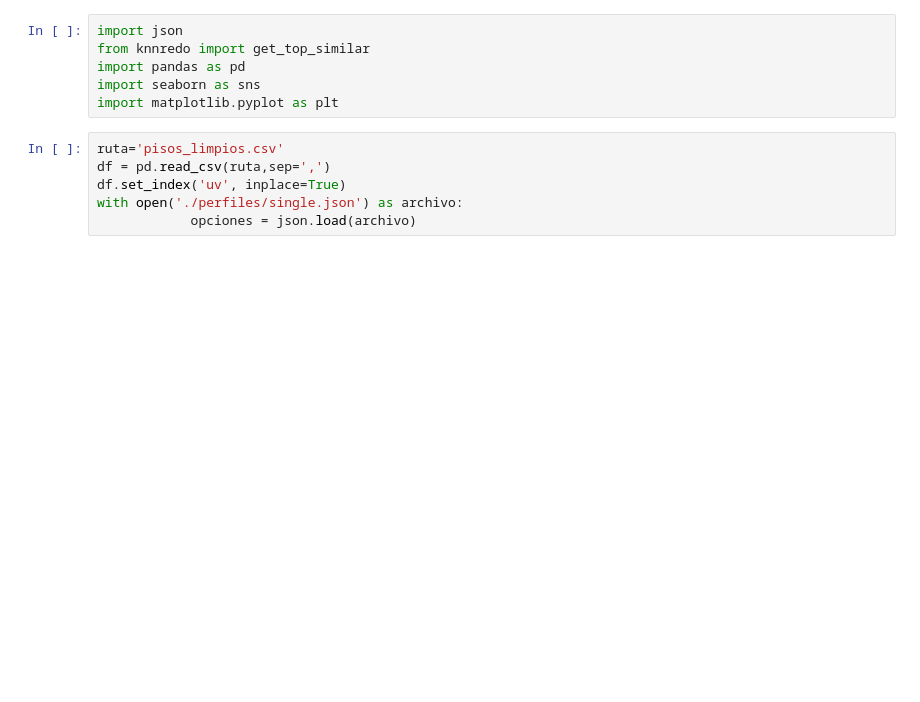
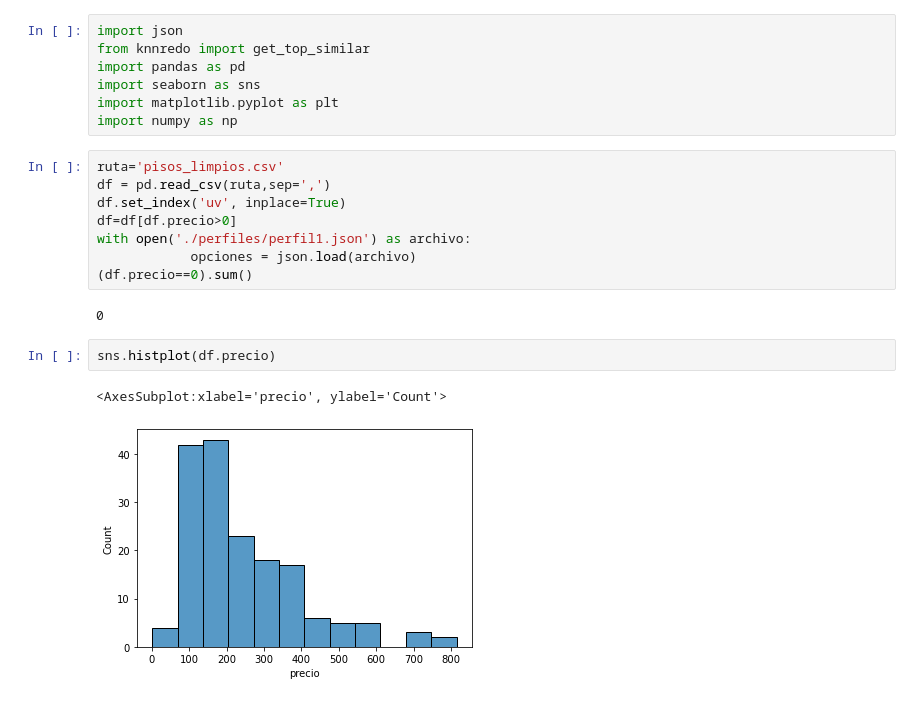
Before and after one commit to emilio-carrasco/clikalia, a Jupyter notebook: tester/tester.ipynb, the cells around one changed output. Drawn from its saved outputs; the diff is of its cells as text; blank space fills up the shorter version.

```diff
--- a/tester/tester.ipynb
+++ b/tester/tester.ipynb
@@ -4,9 +4,19 @@ from knnredo import get_top_similar
 import pandas as pd
 import seaborn as sns
 import matplotlib.pyplot as plt
+import numpy as np
 # %%
 ruta='pisos_limpios.csv'
 df = pd.read_csv(ruta,sep=',')
 df.set_index('uv', inplace=True)
-with open('./perfiles/single.json') as archivo:
+df=df[df.precio>0]
+with open('./perfiles/perfil1.json') as archivo:
             opciones = json.load(archivo)
+(df.precio==0).sum()
+# %% [output]
+0
+# %%
+sns.histplot(df.precio)
+# %% [output]
+<AxesSubplot:xlabel='precio', ylabel='Count'>
+[figure, added]
```
Also changed, not shown: parts of 5 cells of this notebook, 4 other files.
